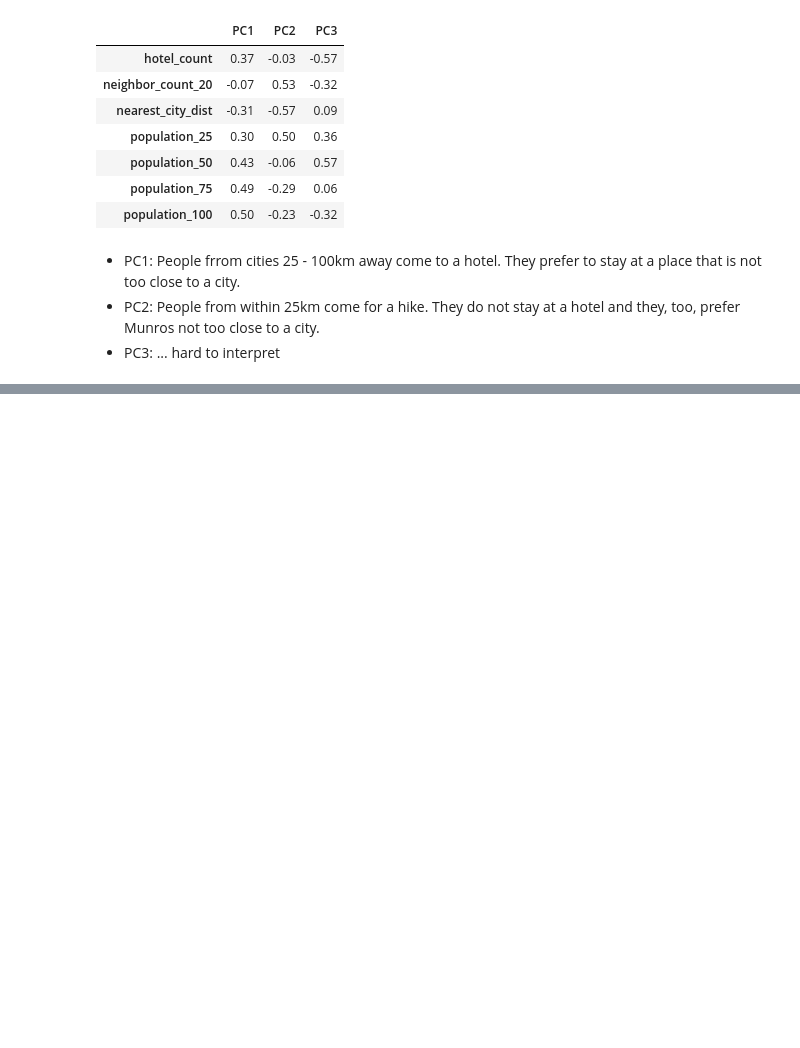
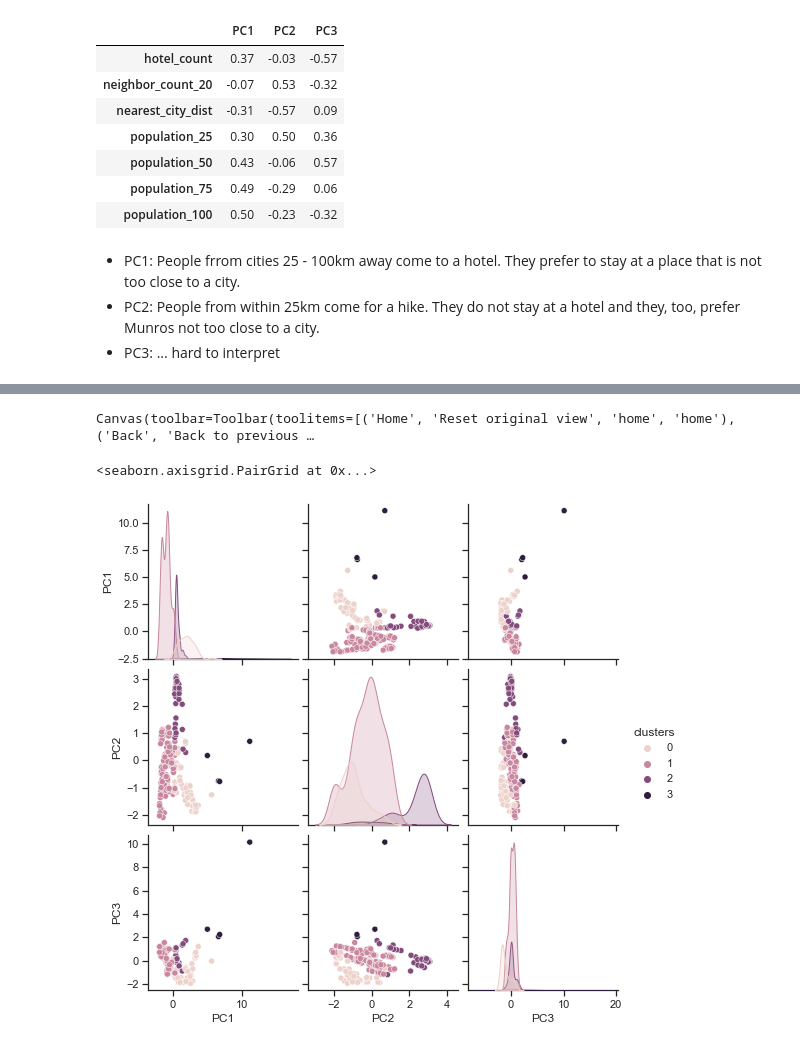
Before and after one commit to filipbalucha/FDS_final_project, a Jupyter notebook: data_analysis.ipynb, the cells around one changed output, grey strips where cells are left out. Drawn from its saved outputs; the diff is of its cells as text; code cells hidden in the pictures; blank space fills up the shorter version.

```diff
--- a/data_analysis.ipynb
+++ b/data_analysis.ipynb
@@ -664,3 +667,9 @@ pd.plotting.parallel_coordinates(df_clusters, 'clusters')
+# %%
+sns.pairplot(data=pd.concat([df_transformed, df_clusters['clusters']], axis=1), hue='clusters')
+# %% [output]
+Canvas(toolbar=Toolbar(toolitems=[('Home', 'Reset original view', 'home', 'home'), ('Back', 'Back to previous …
+<seaborn.axisgrid.PairGrid at 0x...>
+[figure, added]
 # %% [markdown]
 <a style='text-decoration:none;line-height:16px;display:flex;color:#5B5B62;padding:10px;justify-content:end;' href='https://deepnote.com?utm_source=created-in-deepnote-cell&projectId=ad6e5521-2329-4ba2-9ce8-c0f71fb15c68' target="_blank">
 <img style='display:inline;max-height:16px;margin:0px;margin-right:7.5px;' src='embedded-picture-1' > </img>
```
Also changed, not shown: parts of 21 cells of this notebook, 7 other files.
